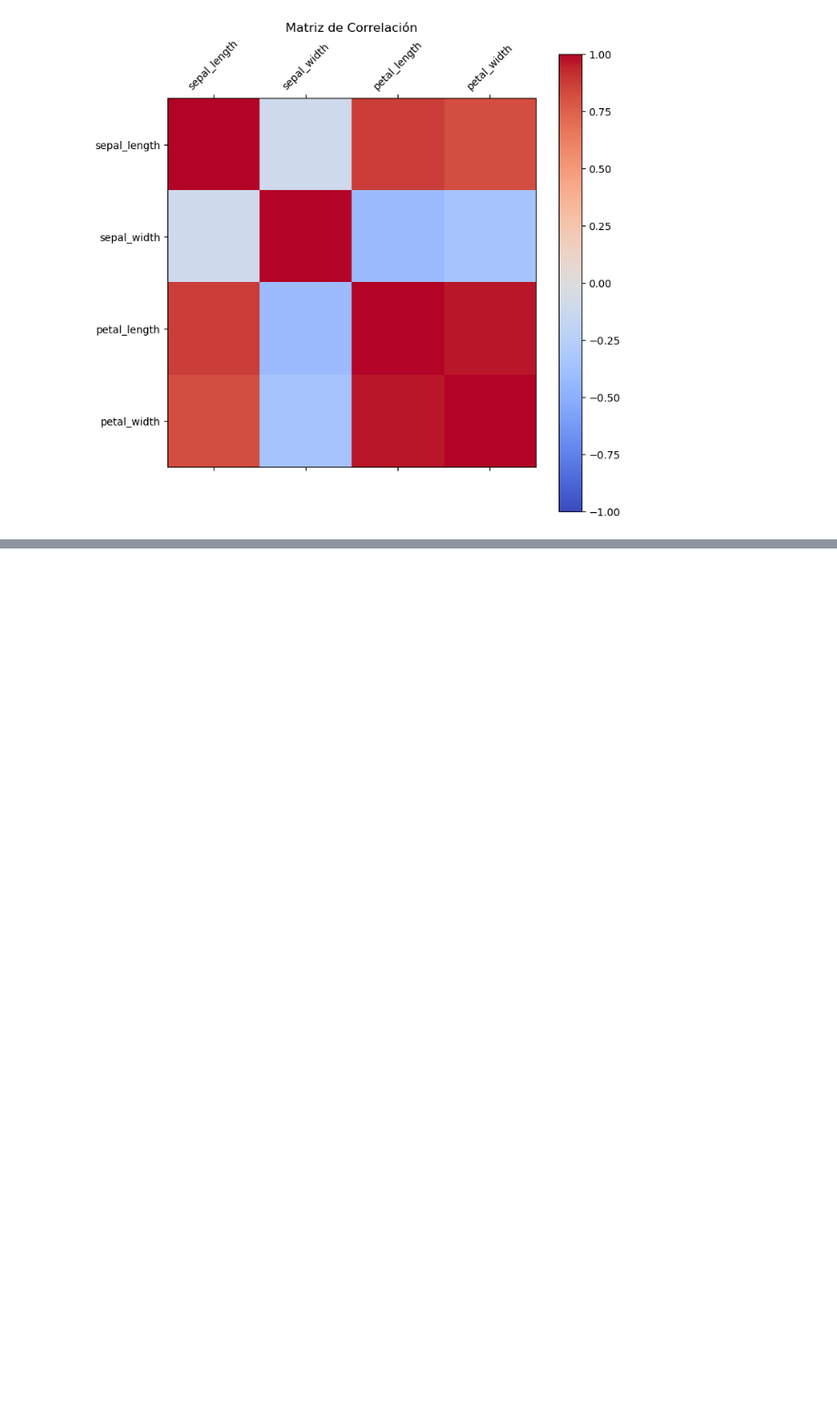
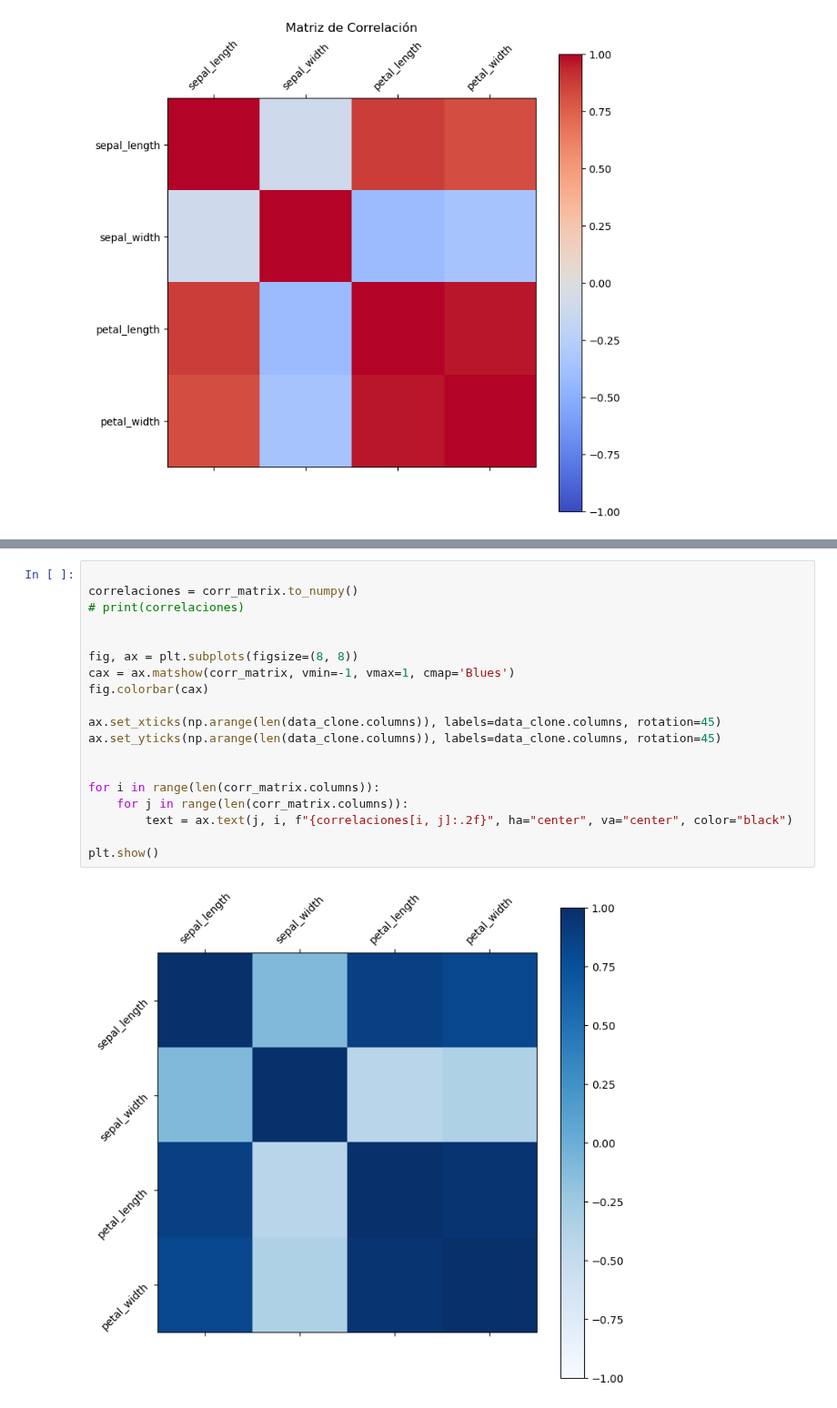
Before and after one commit to jgomezz/cpe_ciencia_datos_python, a Jupyter notebook: mod2_estadistica_y_visualizacion/semana_02_statistic.ipynb, the cells around one changed output, grey strips where cells are left out. Shown at 91% size. Saved outputs shown, nothing was run; the diff lists cells and outputs as text; blank space fills up the shorter version.

```diff
--- a/mod2_estadistica_y_visualizacion/semana_02_statistic.ipynb
+++ b/mod2_estadistica_y_visualizacion/semana_02_statistic.ipynb
@@ -916,0 +920,21 @@ ax.set_xticklabels(data_clone.columns, rotation=45
+# %%
+
+correlaciones = corr_matrix.to_numpy()
+# print(correlaciones)
+
+
+fig, ax = plt.subplots(figsize=(8, 8))
+cax = ax.matshow(corr_matrix, vmin=-1, vmax=1, cmap='Blues')
+fig.colorbar(cax)
+
+ax.set_xticks(np.arange(len(data_clone.columns)), labels=data_clone.columns, rotation=45)
+ax.set_yticks(np.arange(len(data_clone.columns)), labels=data_clone.columns, rotation=45)
+
+
+for i in range(len(corr_matrix.columns)):
+    for j in range(len(corr_matrix.columns)):
+        text = ax.text(j, i, f"{correlaciones[i, j]:.2f}", ha="center", va="center", color="black")
+
+plt.show()
+# %% [output]
+[figure, added]
```
Also changed, not shown: parts of 1 cell of this notebook.
